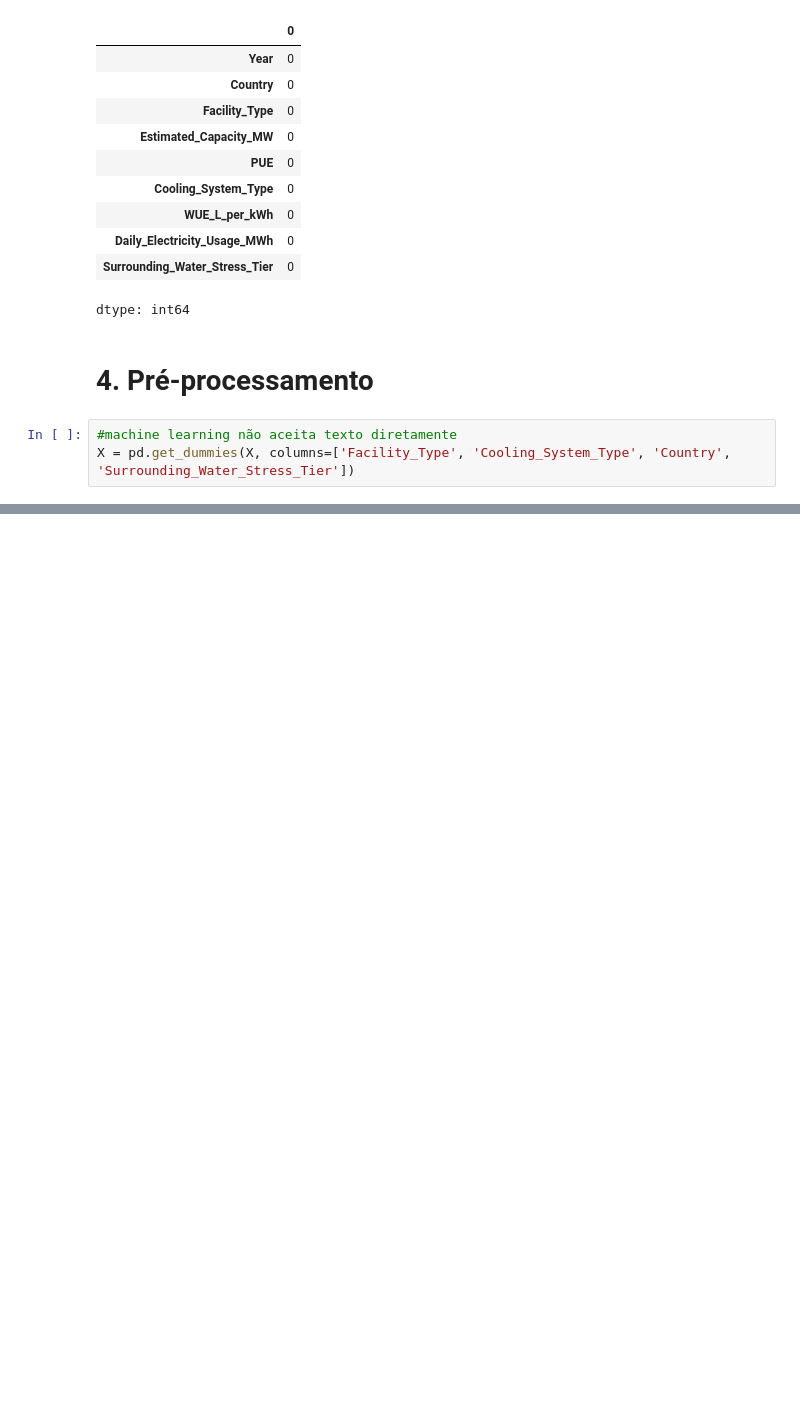
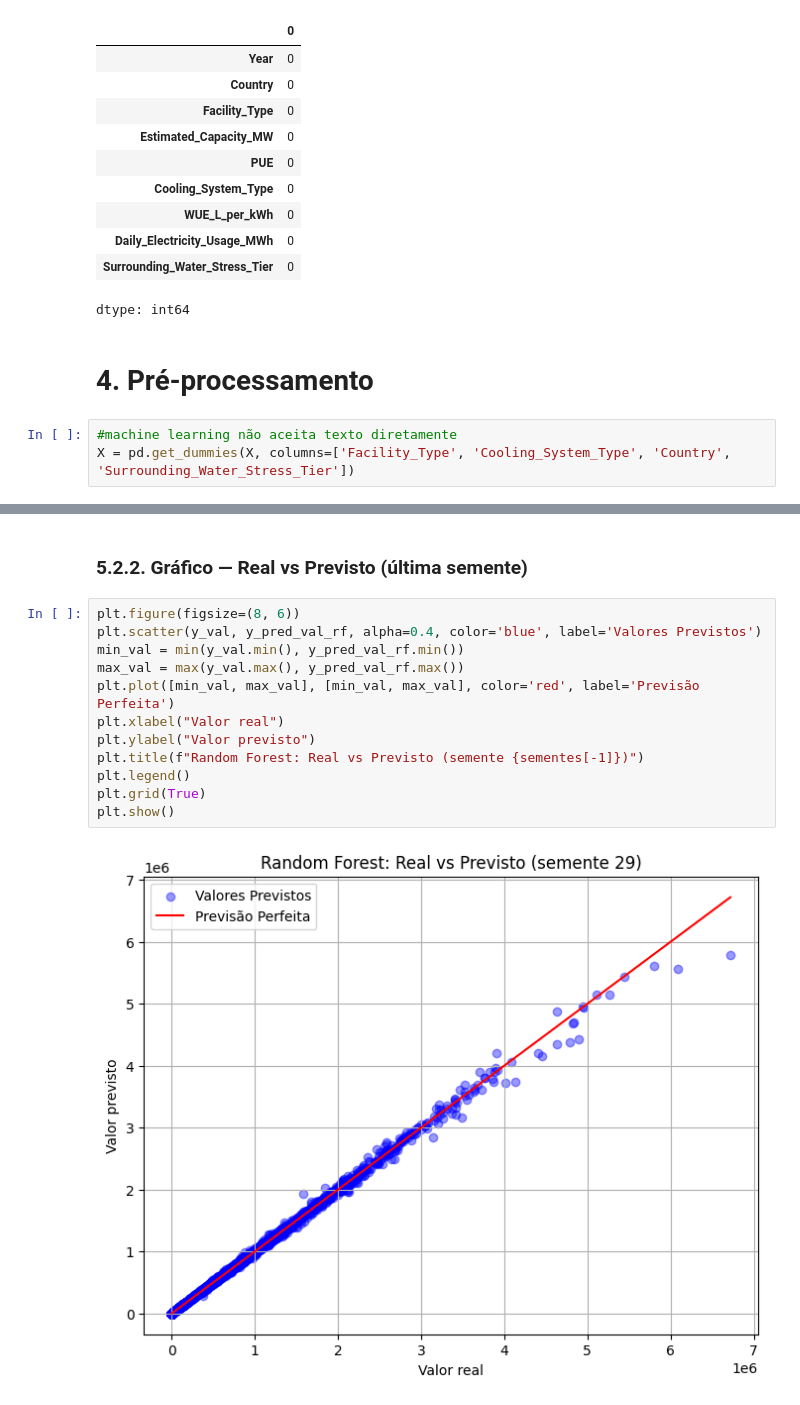
Before and after one commit to leticiavfr/Projeto-Final-IA, a Jupyter notebook: global_data_center_and_ai_waterelectricity_usage.ipynb, the cells around one changed output, grey strips where cells are left out. Cells and saved outputs as stored; diff of their text form; blank space fills up the shorter version.

```diff
--- a/global_data_center_and_ai_waterelectricity_usage.ipynb
+++ b/global_data_center_and_ai_waterelectricity_usage.ipynb
@@ -366,0 +288,16 @@ plt.show()
+# %% [markdown]
+### 5.2.2. Gráfico — Real vs Previsto (última semente)
+# %%
+plt.figure(figsize=(8, 6))
+plt.scatter(y_val, y_pred_val_rf, alpha=0.4, color='blue', label='Valores Previstos')
+min_val = min(y_val.min(), y_pred_val_rf.min())
+max_val = max(y_val.max(), y_pred_val_rf.max())
+plt.plot([min_val, max_val], [min_val, max_val], color='red', label='Previsão Perfeita')
+plt.xlabel("Valor real")
+plt.ylabel("Valor previsto")
+plt.title(f"Random Forest: Real vs Previsto (semente {sementes[-1]})")
+plt.legend()
+plt.grid(True)
+plt.show()
+# %% [output]
+[figure, added]
```
Also changed, not shown: parts of 48 cells of this notebook, 1 other file.
